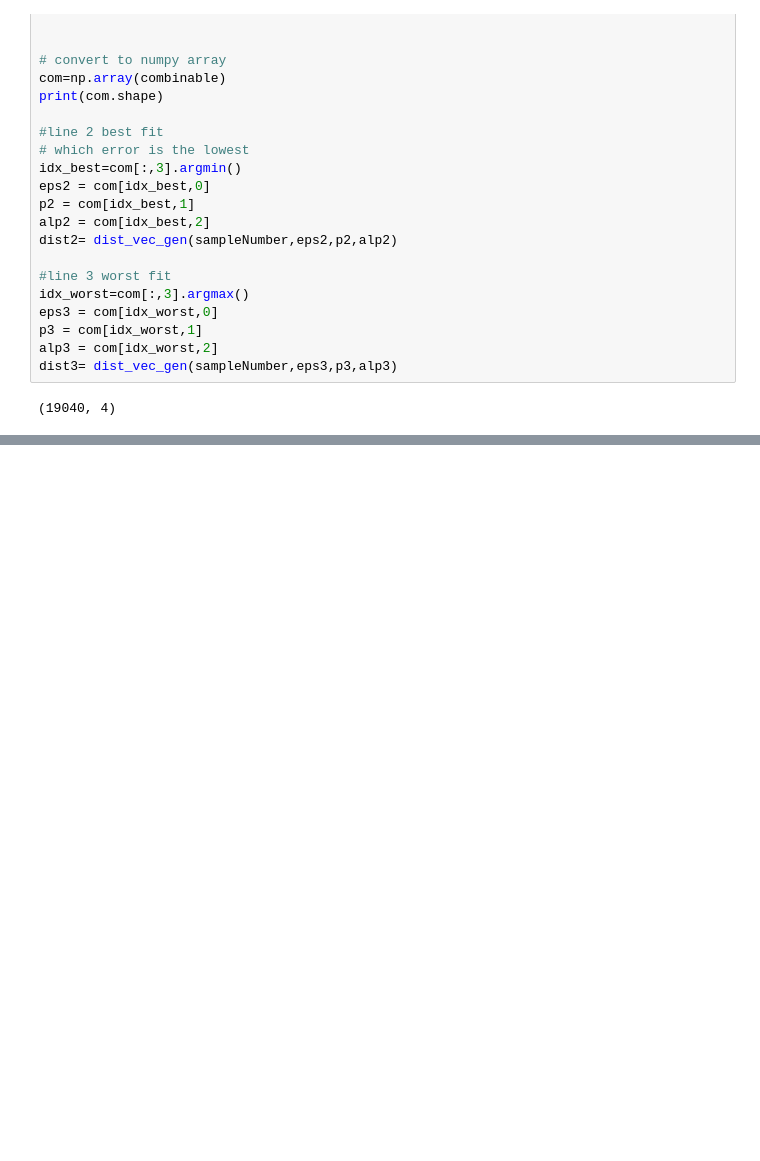
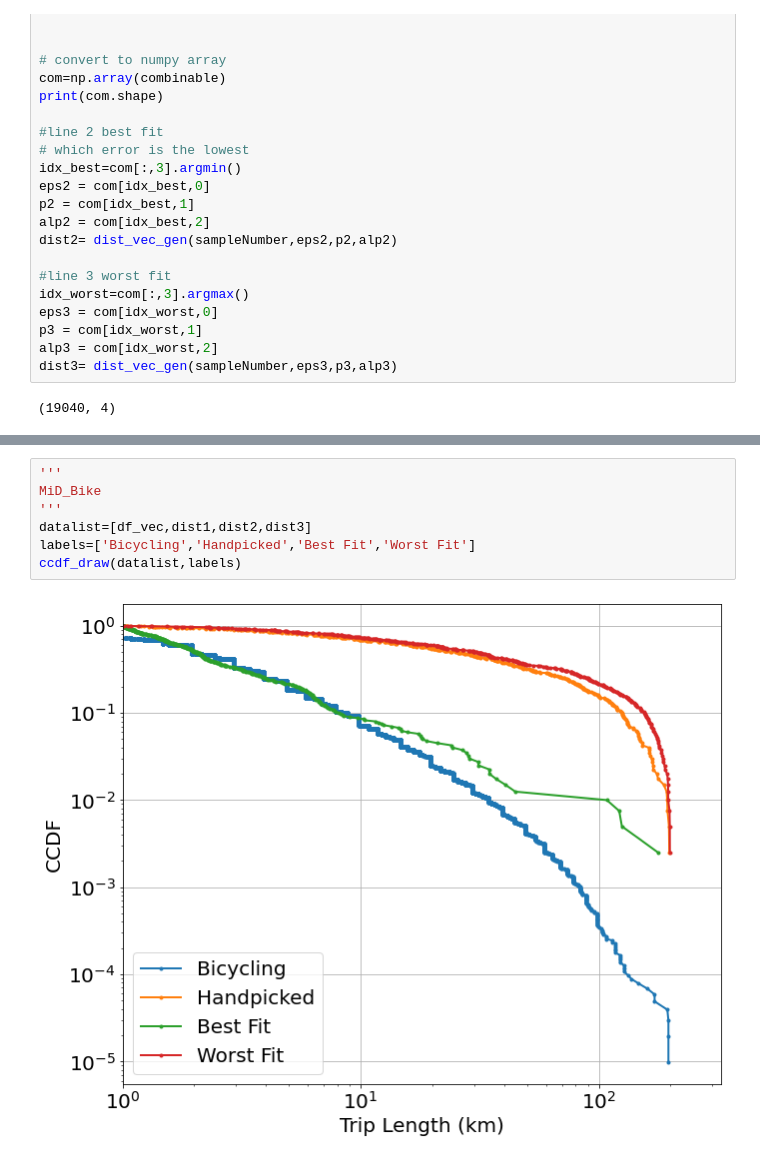
Before and after one commit to HuiranLiu/Long-distance-travel-human-mobility, a Jupyter notebook: Mobility_Levy.ipynb, the cells around one changed output, grey strips where cells are left out. Saved outputs shown, nothing was run; the diff lists cells and outputs as text; blank space fills up the shorter version.

```diff
--- a/Mobility_Levy.ipynb
+++ b/Mobility_Levy.ipynb
@@ -366,3 +418,12 @@ ccdf_draw(datalist,labels)
+# %%
+'''
+MiD_Bike
+'''
+datalist=[df_vec,dist1,dist2,dist3]
+labels=['Bicycling','Handpicked','Best Fit','Worst Fit']
+ccdf_draw(datalist,labels)
+# %% [output]
+[figure, added]
 # %%
 '''
 Nhts17_AutoDriver
```
Also changed, not shown: parts of 21 cells of this notebook.
